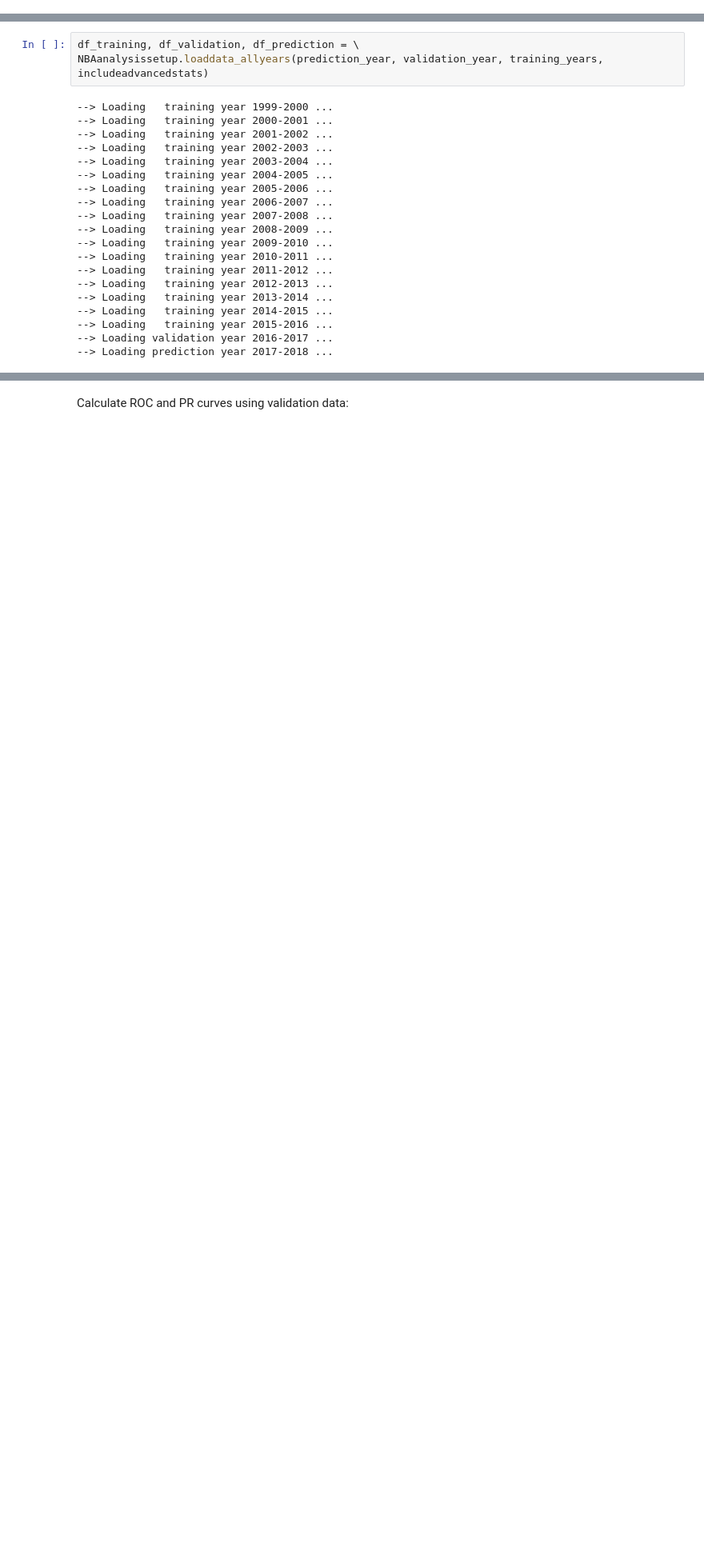
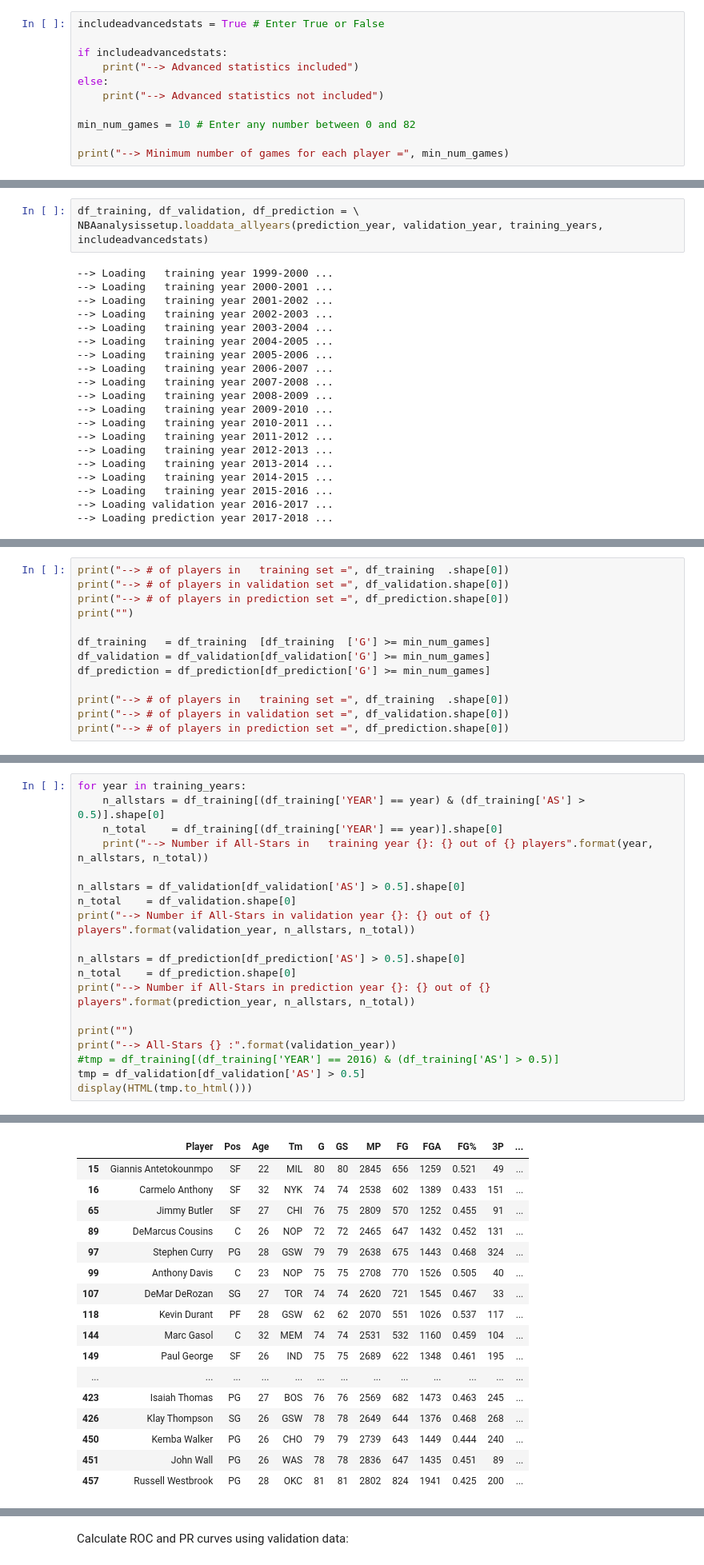
Before and after one commit to gmalim/NBA_analysis, a Jupyter notebook: NBA_All-Stars.ipynb, the cells around one changed output, grey strips where cells are left out. Shown: that part at 80% size. Cells and saved outputs as stored; diff of their text form; blank space fills up the shorter version.

```diff
--- a/NBA_All-Stars.ipynb
+++ b/NBA_All-Stars.ipynb
@@ -50,0 +68,11 @@ else:
+# %%
+includeadvancedstats = True # Enter True or False
+
+if includeadvancedstats:
+    print("--> Advanced statistics included")
+else:
+    print("--> Advanced statistics not included")
+
+min_num_games = 10 # Enter any number between 0 and 82
+
+print("--> Minimum number of games for each player =", min_num_games)
@@ -77,0 +111,13 @@ NBAanalysissetup.loaddata_allyears(prediction_year, validation_year, training_ye
+# %%
+print("--> # of players in   training set =", df_training  .shape[0])
+print("--> # of players in validation set =", df_validation.shape[0])
+print("--> # of players in prediction set =", df_prediction.shape[0])
+print("")
+
+df_training   = df_training  [df_training  ['G'] >= min_num_games]
+df_validation = df_validation[df_validation['G'] >= min_num_games]
+df_prediction = df_prediction[df_prediction['G'] >= min_num_games]
+
+print("--> # of players in   training set =", df_training  .shape[0])
+print("--> # of players in validation set =", df_validation.shape[0])
+print("--> # of players in prediction set =", df_prediction.shape[0])
@@ -77,0 +190,20 @@ NBAanalysissetup.loaddata_allyears(prediction_year, validation_year, training_ye
+# %%
+for year in training_years:
+    n_allstars = df_training[(df_training['YEAR'] == year) & (df_training['AS'] > 0.5)].shape[0]
+    n_total    = df_training[(df_training['YEAR'] == year)].shape[0]
+    print("--> Number if All-Stars in   training year {}: {} out of {} players".format(year, n_allstars, n_total))
+
+n_allstars = df_validation[df_validation['AS'] > 0.5].shape[0]
+n_total    = df_validation.shape[0]
+print("--> Number if All-Stars in validation year {}: {} out of {} players".format(validation_year, n_allstars, n_total))
+
+n_allstars = df_prediction[df_prediction['AS'] > 0.5].shape[0]
+n_total    = df_prediction.shape[0]
+print("--> Number if All-Stars in prediction year {}: {} out of {} players".format(prediction_year, n_allstars, n_total))
+
+print("")
+print("--> All-Stars {} :".format(validation_year))
+#tmp = df_training[(df_training['YEAR'] == 2016) & (df_training['AS'] > 0.5)]
+tmp = df_validation[df_validation['AS'] > 0.5]
+display(HTML(tmp.to_html()))
+# %% [output]
@@ -78 +227,18 @@ NBAanalysissetup.loaddata_allyears(prediction_year, validation_year, training_ye
+|  | Player | Pos | Age | Tm | G | GS | MP | FG | FGA | FG% | 3P | ... |
+| 15 | Giannis Antetokounmpo | SF | 22 | MIL | 80 | 80 | 2845 | 656 | 1259 | 0.521 | 49 | ... |
+| 16 | Carmelo Anthony | SF | 32 | NYK | 74 | 74 | 2538 | 602 | 1389 | 0.433 | 151 | ... |
+| 65 | Jimmy Butler | SF | 27 | CHI | 76 | 75 | 2809 | 570 | 1252 | 0.455 | 91 | ... |
+| 89 | DeMarcus Cousins | C | 26 | NOP | 72 | 72 | 2465 | 647 | 1432 | 0.452 | 131 | ... |
+| 97 | Stephen Curry | PG | 28 | GSW | 79 | 79 | 2638 | 675 | 1443 | 0.468 | 324 | ... |
+| 99 | Anthony Davis | C | 23 | NOP | 75 | 75 | 2708 | 770 | 1526 | 0.505 | 40 | ... |
+| 107 | DeMar DeRozan | SG | 27 | TOR | 74 | 74 | 2620 | 721 | 1545 | 0.467 | 33 | ... |
+| 118 | Kevin Durant | PF | 28 | GSW | 62 | 62 | 2070 | 551 | 1026 | 0.537 | 117 | ... |
+| 144 | Marc Gasol | C | 32 | MEM | 74 | 74 | 2531 | 532 | 1160 | 0.459 | 104 | ... |
+| 149 | Paul George | SF | 26 | IND | 75 | 75 | 2689 | 622 | 1348 | 0.461 | 195 | ... |
+| ... | ... | ... | ... | ... | ... | ... | ... | ... | ... | ... | ... | ... |
+| 423 | Isaiah Thomas | PG | 27 | BOS | 76 | 76 | 2569 | 682 | 1473 | 0.463 | 245 | ... |
+| 426 | Klay Thompson | SG | 26 | GSW | 78 | 78 | 2649 | 644 | 1376 | 0.468 | 268 | ... |
+| 450 | Kemba Walker | PG | 26 | CHO | 79 | 79 | 2739 | 643 | 1449 | 0.444 | 240 | ... |
+| 451 | John Wall | PG | 26 | WAS | 78 | 78 | 2836 | 647 | 1435 | 0.451 | 89 | ... |
+| 457 | Russell Westbrook | PG | 28 | OKC | 81 | 81 | 2802 | 824 | 1941 | 0.425 | 200 | ... |
 # %% [markdown]
```
Also changed, not shown: parts of 30 cells of this notebook, 4 other files.
